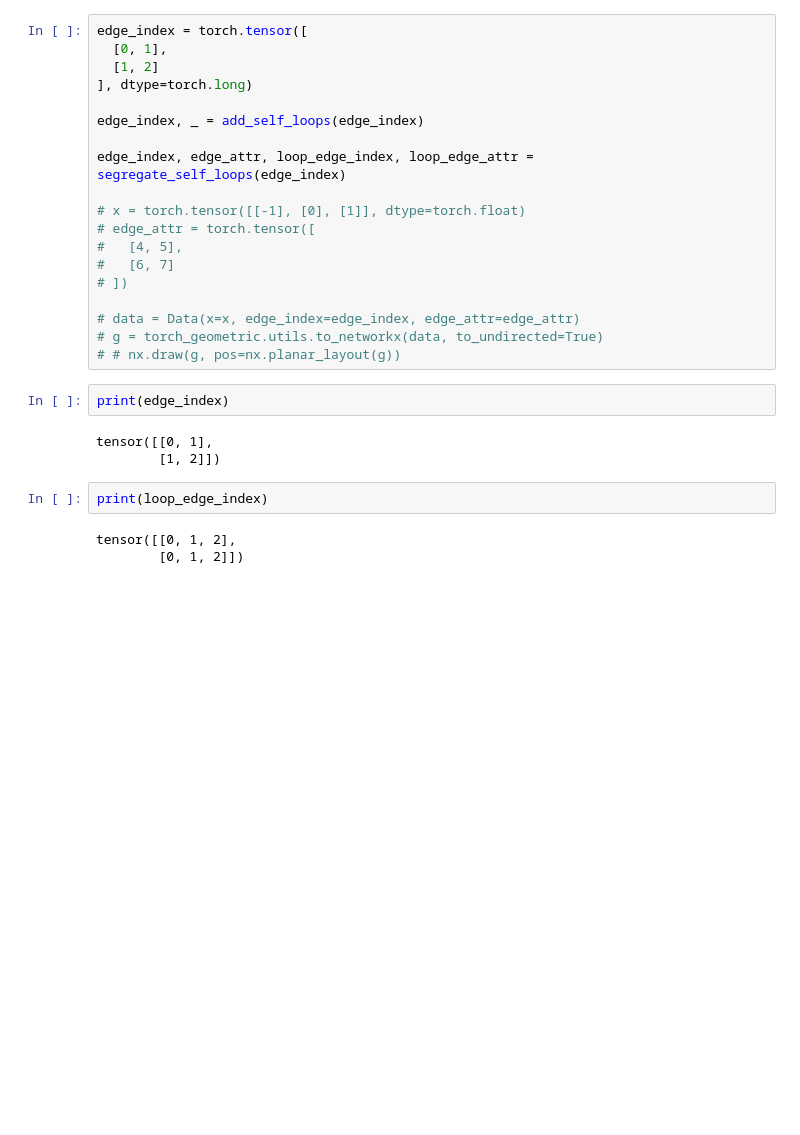
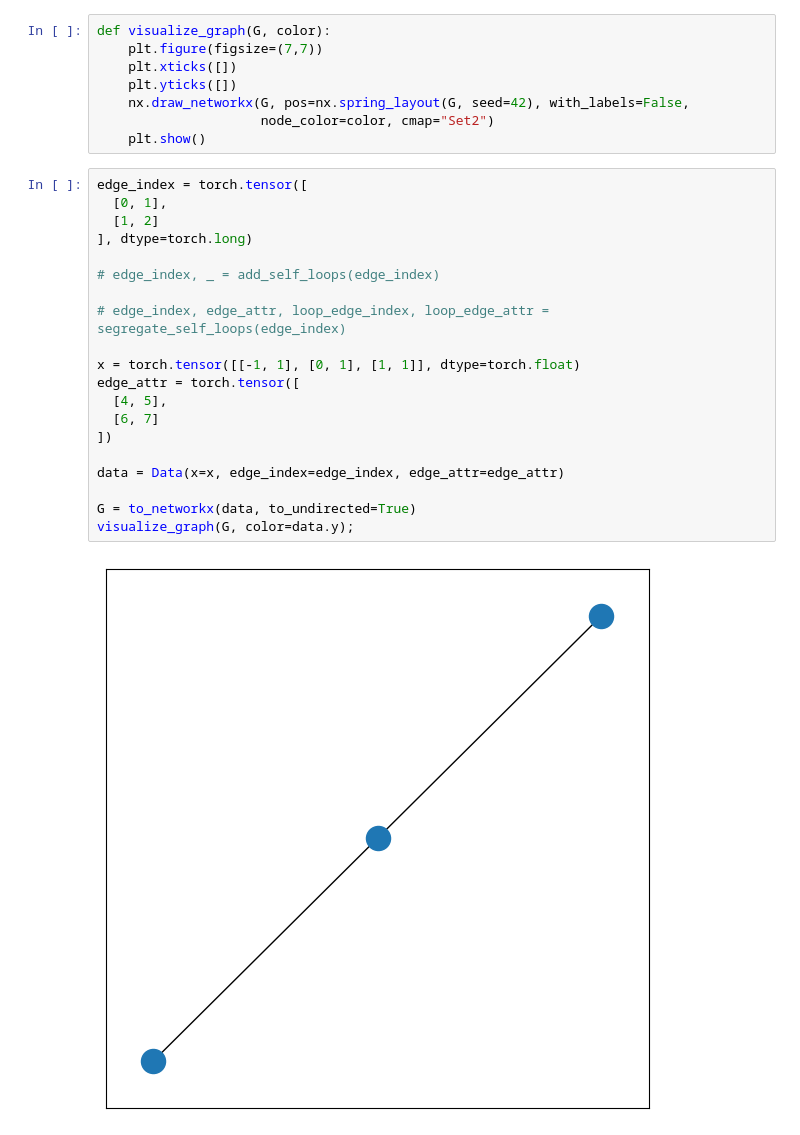
Before and after one commit to abelinsky/nfsolver, a Jupyter notebook: notebooks/exploratory/0.2-ab-GNNSolver.ipynb, the cells around one changed output. Cells and saved outputs as stored; diff of their text form; blank space fills up the shorter version.

```diff
--- a/notebooks/exploratory/0.2-ab-GNNSolver.ipynb
+++ b/notebooks/exploratory/0.2-ab-GNNSolver.ipynb
@@ -84,32 +118,33 @@ class GNNSolver(MessagePassing):
     def __repr__(self) -> str:
         return (f'{self.__class__.__name__}({self.in_channels}, '
                 f'{self.out_channels}, aggr={self.aggr})')
+# %%
+def visualize_graph(G, color):
+    plt.figure(figsize=(7,7))
+    plt.xticks([])
+    plt.yticks([])
+    nx.draw_networkx(G, pos=nx.spring_layout(G, seed=42), with_labels=False,
+                     node_color=color, cmap="Set2")
+    plt.show()
 # %%
 edge_index = torch.tensor([
   [0, 1],
   [1, 2]
 ], dtype=torch.long)
 
-edge_index, _ = add_self_loops(edge_index)
+# edge_index, _ = add_self_loops(edge_index)
 
-edge_index, edge_attr, loop_edge_index, loop_edge_attr = segregate_self_loops(edge_index)
+# edge_index, edge_attr, loop_edge_index, loop_edge_attr = segregate_self_loops(edge_index)
 
-# x = torch.tensor([[-1], [0], [1]], dtype=torch.float)
-# edge_attr = torch.tensor([
-#   [4, 5],
-#   [6, 7]
-# ])
+x = torch.tensor([[-1, 1], [0, 1], [1, 1]], dtype=torch.float)
+edge_attr = torch.tensor([
+  [4, 5],
+  [6, 7]
+])
 
-# data = Data(x=x, edge_index=edge_index, edge_attr=edge_attr)
-# g = torch_geometric.utils.to_networkx(data, to_undirected=True)
-# # nx.draw(g, pos=nx.planar_layout(g))
+data = Data(x=x, edge_index=edge_index, edge_attr=edge_attr)
+
+G = to_networkx(data, to_undirected=True)
+visualize_graph(G, color=data.y);
+# %% [output]
+[figure, added]
-# %%
-print(edge_index)
-# %% [output]
-tensor([[0, 1],
-        [1, 2]])
-# %%
-print(loop_edge_index)
-# %% [output]
-tensor([[0, 1, 2],
-        [0, 1, 2]])
```
Also changed, not shown: parts of 4 cells of this notebook, 1 other file.
